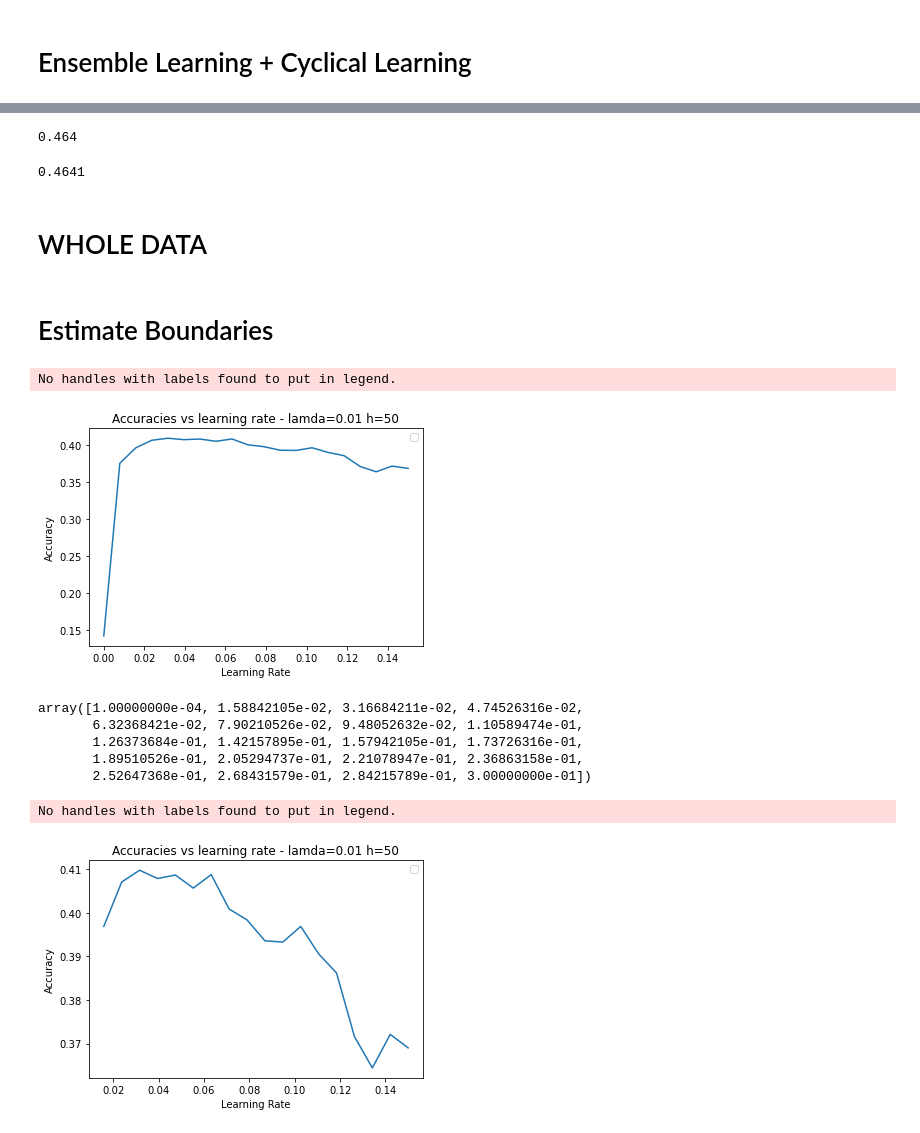
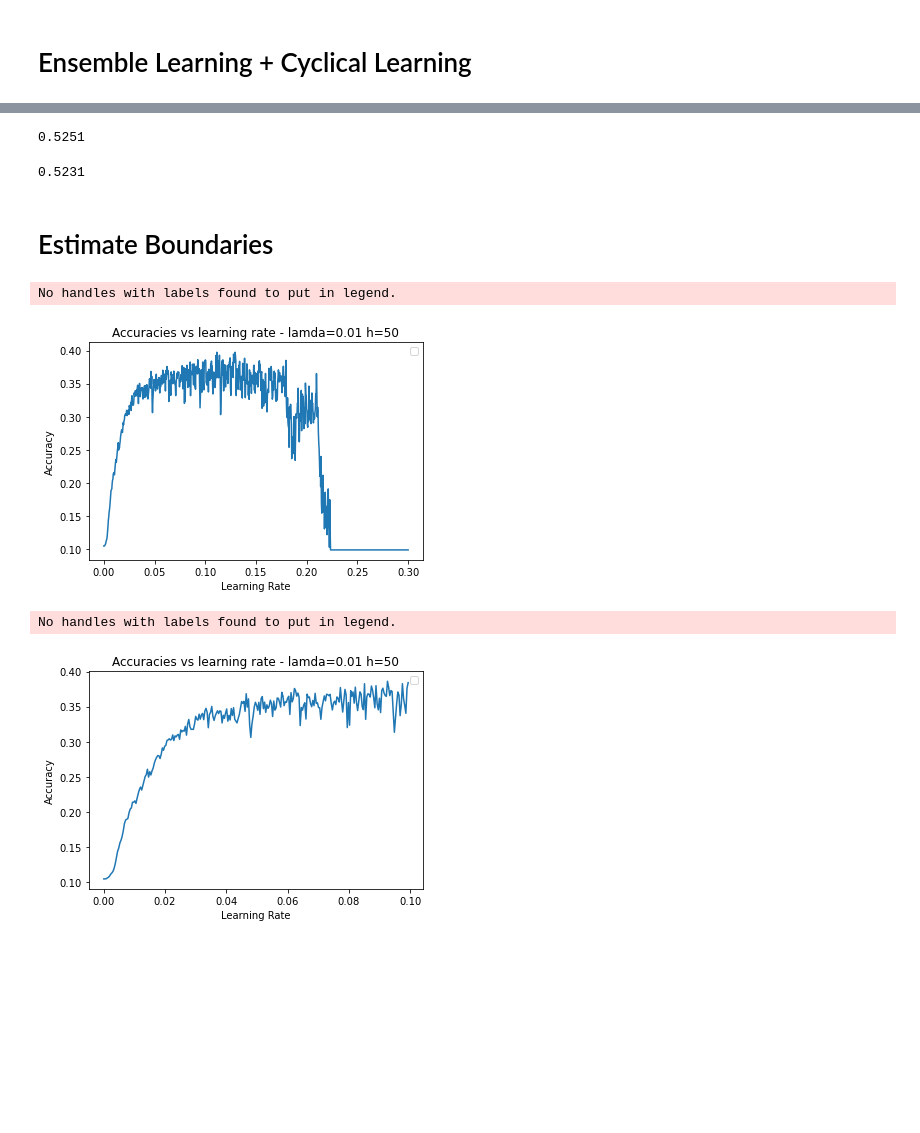
Before and after one commit to KenzaB27/dl_labs, a Jupyter notebook: lab2/bonus.ipynb, the cells around one changed output, grey strips where cells are left out. Drawn from its saved outputs; the diff is of its cells as text; code cells hidden in the pictures; blank space fills up the shorter version.

Commit message:
lr range test

```diff
--- a/lab2/bonus.ipynb
+++ b/lab2/bonus.ipynb
@@ -62,7 +85,7 @@ data_whole = {"X_train": X_train_whole, "y_train": y_train_whole, "Y_train": Y_t
 # Ensemble Learning + Cyclical Learning
 # %%
 importlib.reload(mlp)
-net2 = mlp.MLP(lamda=.01)
-GDparams = {"n_batch":100, "n_cycles":3, "eta_min":1e-5, "eta_max":1e-1, "ns":800, "freq":8, "exp":"ensemble_learning"}
-net2.cyclicLearning(data, GDparams, verbose=True, backup=True)
+ensemble = mlp.MLP(lamda=0.0023)
+GDparams = {"n_batch":100, "n_cycles":4, "eta_min":1e-5, "eta_max":1e-1, "ns":980, "freq":10, "exp":"ensemble_learning"}
+ensemble.cyclic_learning(data_best, GDparams, verbose=True, backup=True)
 # %% [output]
@@ -77,13 +117,11 @@ NameError: name 'net2' is not defined
 # %%
-net2.computeAccuracy(X_test, y_test)
+ensemble.compute_accuracy(X_test, y_test)
 # %% [output]
-0.464
+0.5251
 # %%
 importlib.reload(mlp)
-GDparams = {"n_batch":100, "n_cycles":3, "eta_min":1e-5, "eta_max":1e-1, "ns":800, "freq":8, "exp":"ensemble_learning"}
-classes, acc = mlp.MLP.majorityVoting(X_test, y_test, GDparams, n_cycle=3, lamda=0.01)
+GDparams = {"n_batch":100, "n_cycles":4, "eta_min":1e-5, "eta_max":1e-1, "ns":980, "freq":10, "exp":"ensemble_learning"}
+classes, acc = mlp.MLP.majority_voting(X_test, y_test, GDparams, n_cycle=4, lamda=0.0023)
 acc
 # %% [output]
-0.4641
+0.5231
-# %% [markdown]
-# WHOLE DATA
@@ -119,18 +130,15 @@ etas, accuracies = mlp.MLP.estimateBoundaries(data, eta_min=0.0001, eta_max=0.15
+# %%
+importlib.reload(mlp)
+net = mlp.MLP()
+GDparams = {"n_batch":100, "n_epochs":8, "eta_min":1e-10, "eta_max":3e-2, "exp":"ensemble_learning"}
+etas, accuracies = net.lr_range_test(data, GDparams, verbose=False)
 # %%
-net.plotAccuracies(etas, accuracies, lamda=0.01, h=50)
+mlp.MLP.plot_accuracies(etas, accuracies, lamda=0.01, h=50)
 # %% [output]
 No handles with labels found to put in legend.
-[figure, old version]
+[figure, new version]
-# %%
-etas
-# %% [output]
-array([1.00000000e-04, 1.58842105e-02, 3.16684211e-02, 4.74526316e-02,
-       6.32368421e-02, 7.90210526e-02, 9.48052632e-02, 1.10589474e-01,
-       1.26373684e-01, 1.42157895e-01, 1.57942105e-01, 1.73726316e-01,
-       1.89510526e-01, 2.05294737e-01, 2.21078947e-01, 2.36863158e-01,
-       2.52647368e-01, 2.68431579e-01, 2.84215789e-01, 3.00000000e-01])
 # %%
-net.plotAccuracies(etas[2:], accuracies[2:], lamda=0.01, h=50)
+mlp.MLP.plot_accuracies(etas[:266], accuracies[:266], lamda=0.01, h=50)
 # %% [output]
 No handles with labels found to put in legend.
-[figure, old version]
+[figure, new version]
```
Also changed, not shown: parts of 8 cells of this notebook, 2 other files.
